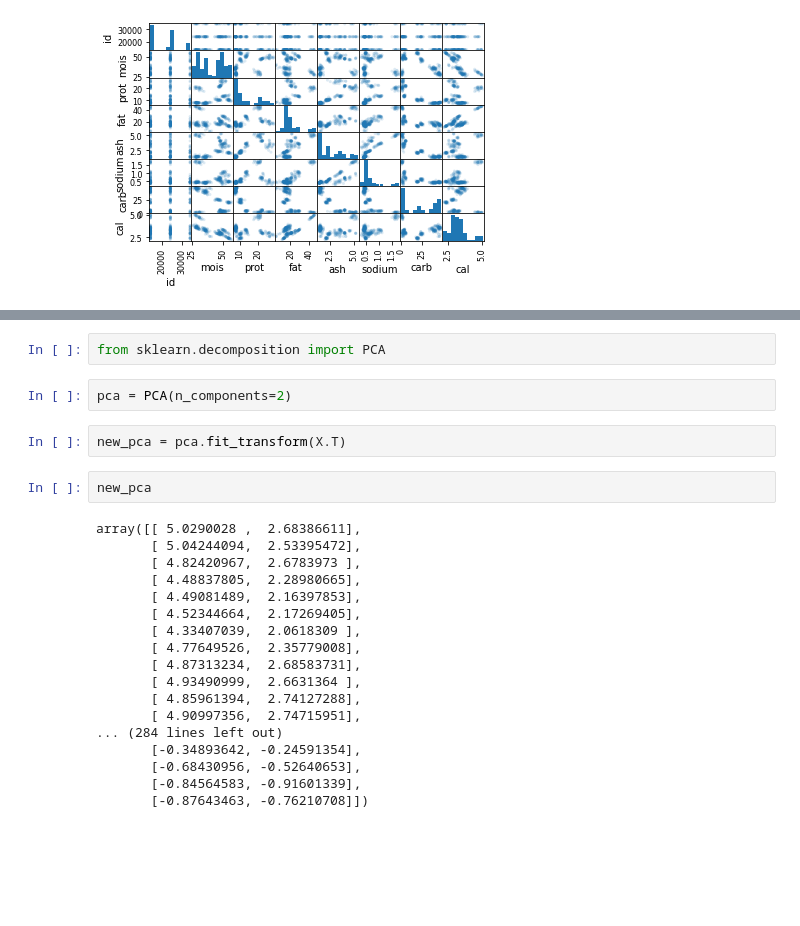
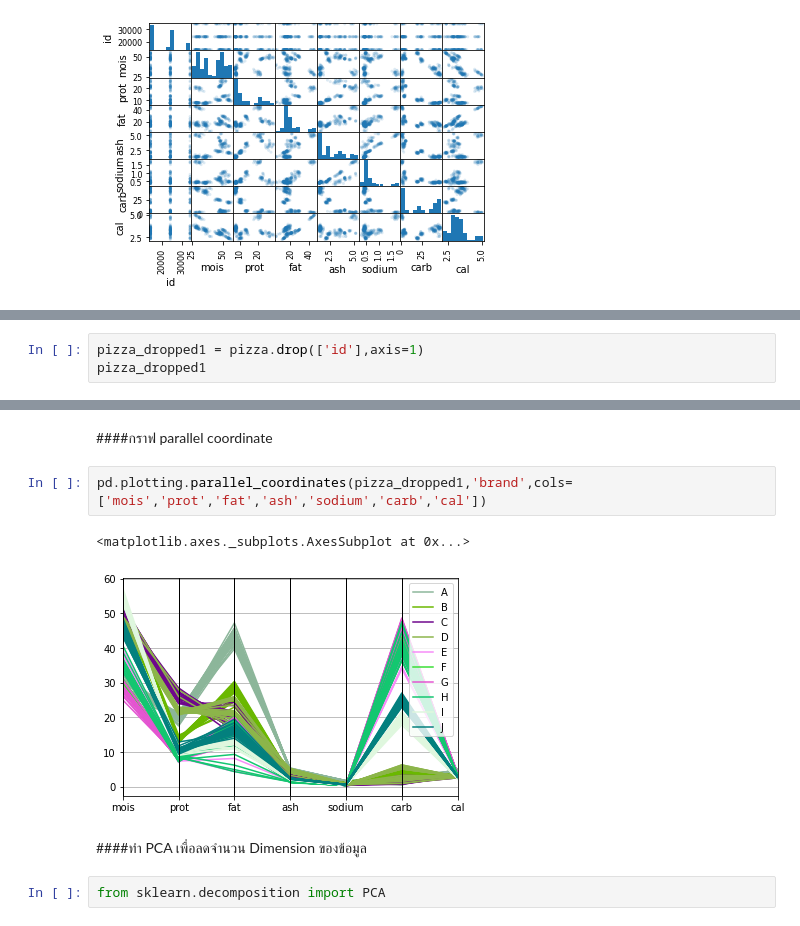
Before and after one commit to sskboonmee/multivariate, a Jupyter notebook: Exam01.ipynb, the cells around one changed output, grey strips where cells are left out. Cells and saved outputs as stored; diff of their text form; blank space fills up the shorter version.

```diff
--- a/Exam01.ipynb
+++ b/Exam01.ipynb
@@ -299,0 +140,3 @@ plt.plot(X_pca[100:,0],X_pca[100:,1],'oy')
+# %%
+pizza_dropped1 = pizza.drop(['id'],axis=1)
+pizza_dropped1
@@ -300,26 +157,11 @@ plt.plot(X_pca[100:,0],X_pca[100:,1],'oy')
+# %% [markdown]
+####กราฟ parallel coordinate
+# %%
+pd.plotting.parallel_coordinates(pizza_dropped1,'brand',cols=['mois','prot','fat','ash','sodium','carb','cal'])
+# %% [output]
+<matplotlib.axes._subplots.AxesSubplot at 0x...>
+[figure, added]
+# %% [markdown]
+####ทำ PCA เพื่อลดจำนวน Dimension ของข้อมูล
 # %%
 from sklearn.decomposition import PCA
-# %%
-pca = PCA(n_components=2)
-# %%
-new_pca = pca.fit_transform(X.T)
-# %%
-new_pca
-# %% [output]
-array([[ 5.0290028 ,  2.68386611],
-       [ 5.04244094,  2.53395472],
-       [ 4.82420967,  2.6783973 ],
-       [ 4.48837805,  2.28980665],
-       [ 4.49081489,  2.16397853],
-       [ 4.52344664,  2.17269405],
-       [ 4.33407039,  2.0618309 ],
-       [ 4.77649526,  2.35779008],
-       [ 4.87313234,  2.68583731],
-       [ 4.93490999,  2.6631364 ],
-       [ 4.85961394,  2.74127288],
-       [ 4.90997356,  2.74715951],
-... (284 lines left out)
-       [-0.34893642, -0.24591354],
-       [-0.68430956, -0.52640653],
-       [-0.84564583, -0.91601339],
-       [-0.87643463, -0.76210708]])
```
Also changed, not shown: parts of 54 cells of this notebook.
